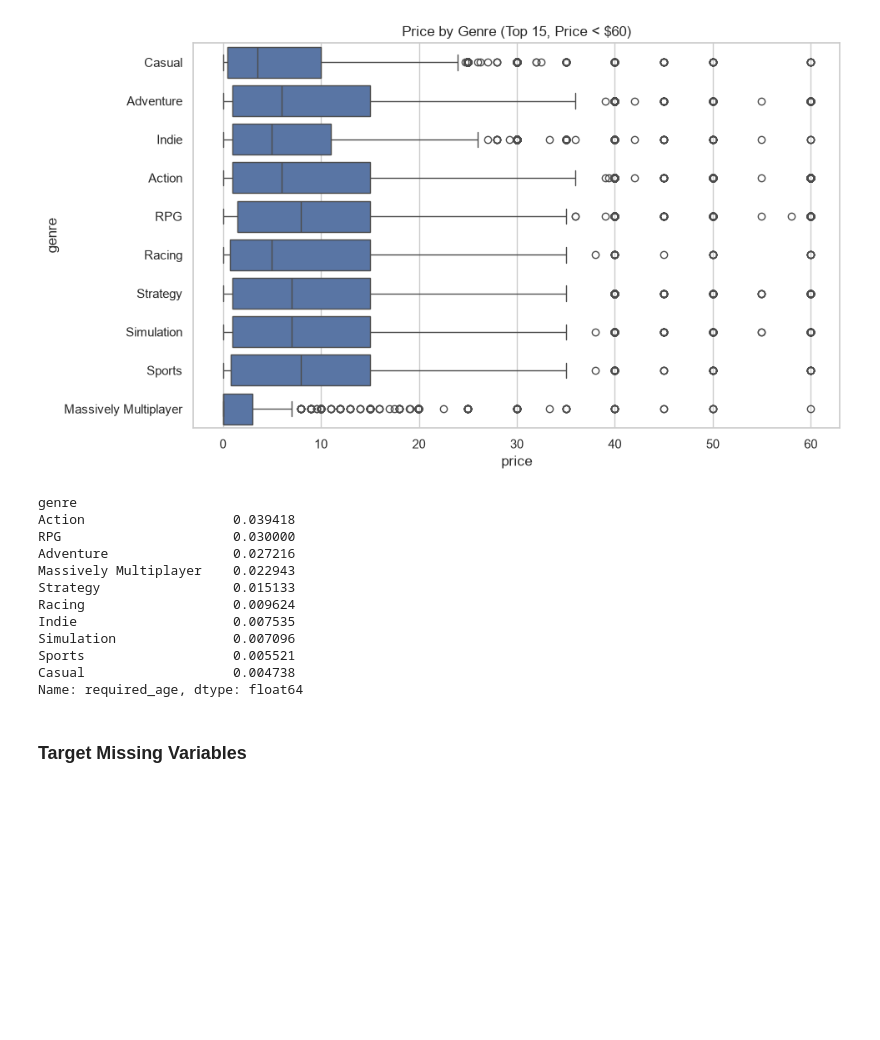
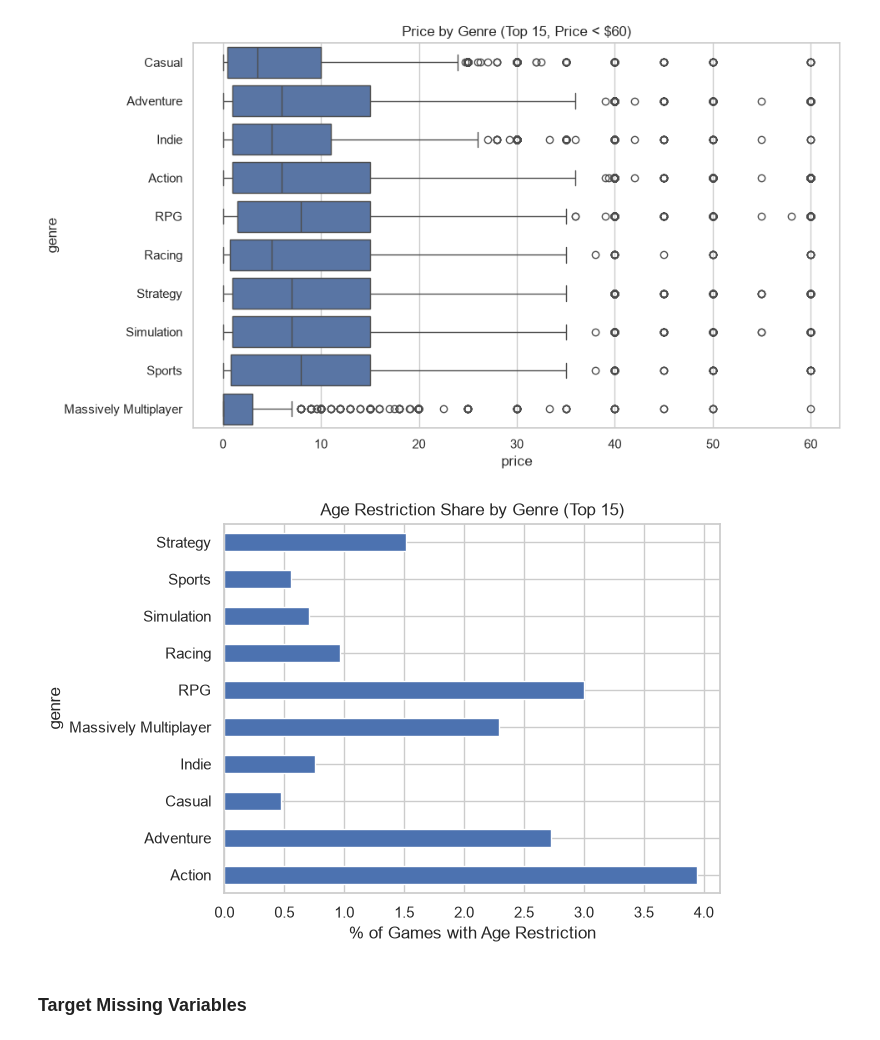
Before and after one commit to rakeikahukoti-del/DATA301-GP, a Jupyter notebook: notebooks/eda-rakei.ipynb, the cells around one changed output. Cells and saved outputs as stored; diff of their text form; code cells hidden in the pictures; blank space fills up the shorter version.

```diff
--- a/notebooks/eda-rakei.ipynb
+++ b/notebooks/eda-rakei.ipynb
@@ -197,21 +197,15 @@ plt.show()
 # %% [output]
 [figure]
 # %%
-age_by_genre = df_genre[df_genre["genre"].isin(top15)].groupby("genre")["required_age"].apply(lambda x: (x > 0).mean())
-age_by_genre.sort_values(ascending=False)
+age_by_genre = df_genre[df_genre["genre"].isin(top15)].groupby("genre")["required_age"].apply(lambda x: (x > 0).mean() * 100)
+age_by_genre.sort_values(ascending=False).round(1).map(lambda x: f"{x:.1f}%")
+
+age_by_genre.plot(kind="barh")
+plt.xlabel("% of Games with Age Restriction")
+plt.title("Age Restriction Share by Genre (Top 15)")
+plt.show()
 # %% [output]
-genre
-Action                   0.039418
-RPG                      0.030000
-Adventure                0.027216
-Massively Multiplayer    0.022943
-Strategy                 0.015133
-Racing                   0.009624
-Indie                    0.007535
-Simulation               0.007096
-Sports                   0.005521
-Casual                   0.004738
-Name: required_age, dtype: float64
+[figure, added]
 # %% [markdown]
 ### Target Missing Variables
 # %%
```
Also changed, not shown: 12 other files.
